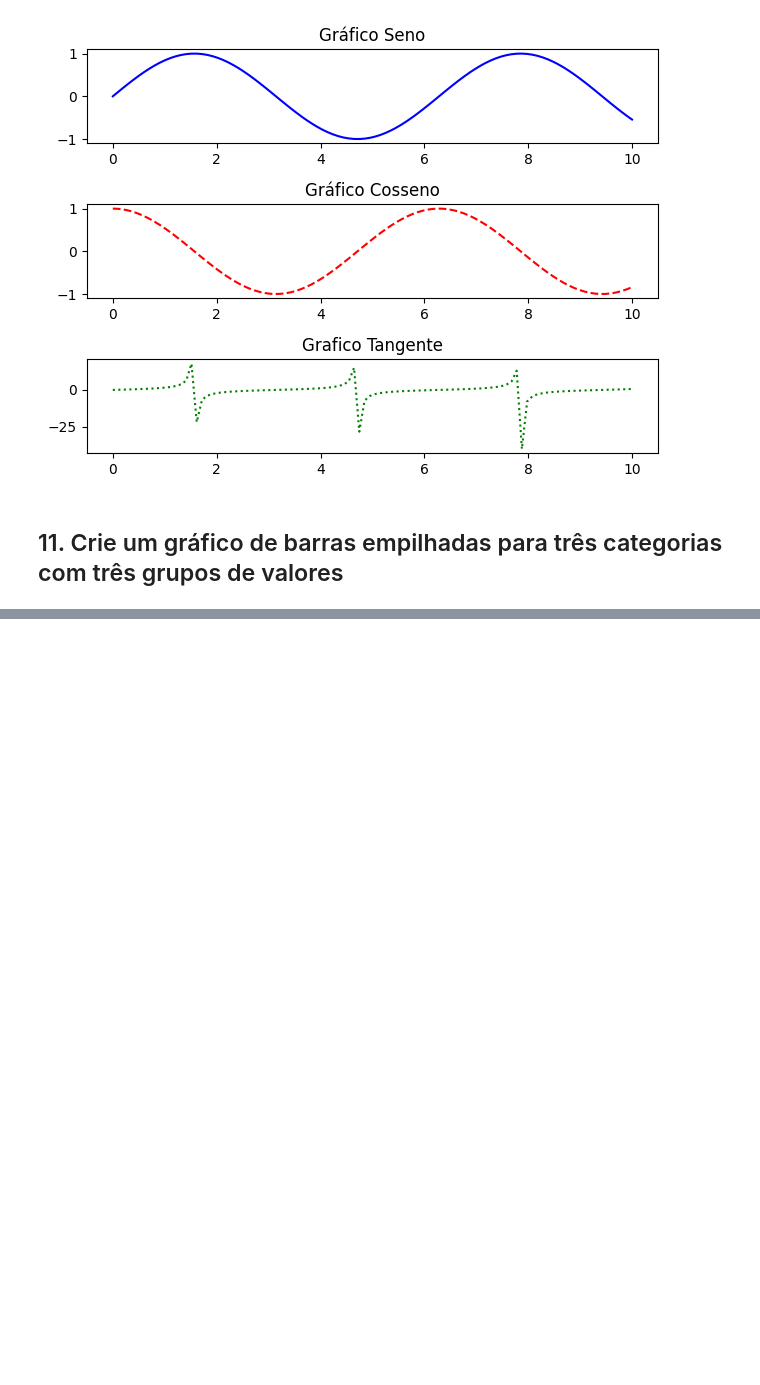
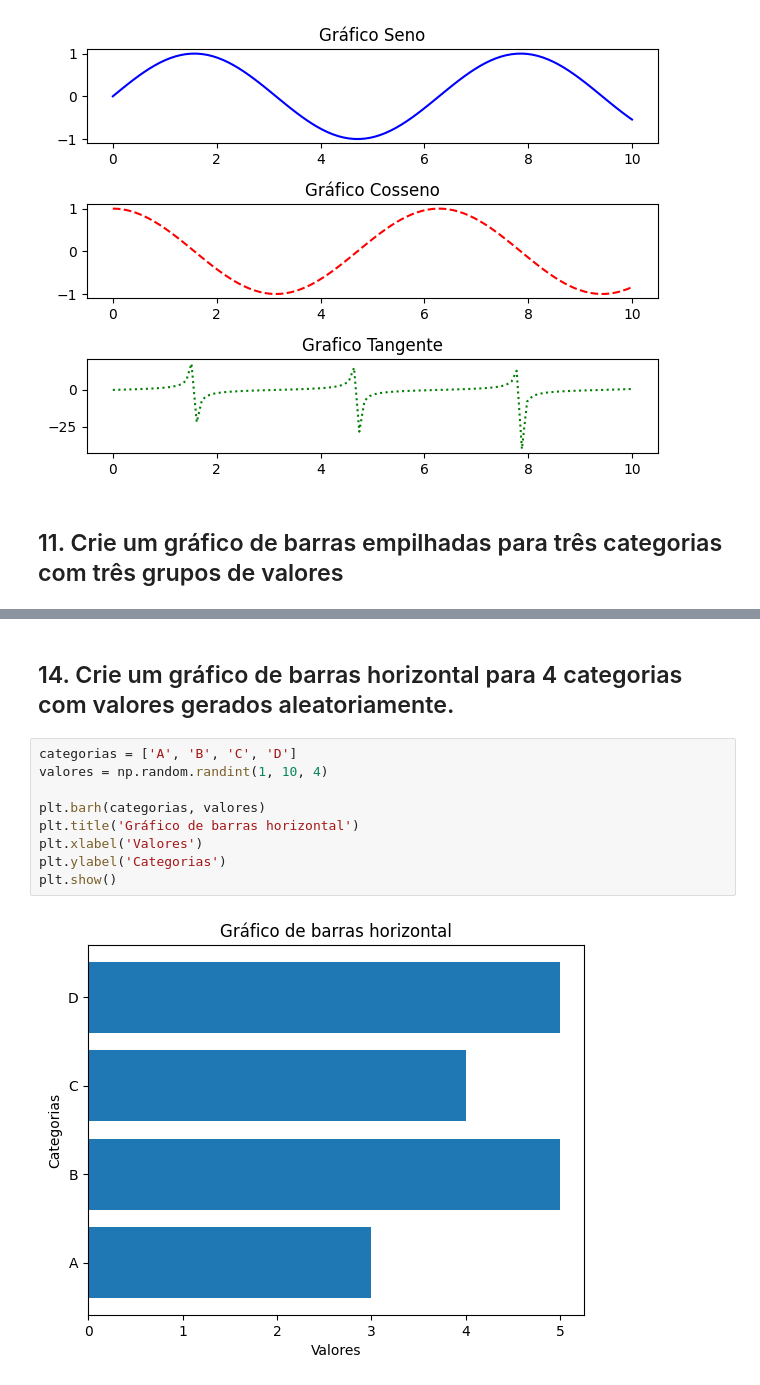
Before and after one commit to DaviFerreira0106/notebooks-inteligenciaArtificial, a Jupyter notebook: Exercicios_MatplotLib.ipynb, the cells around one changed output, grey strips where cells are left out. Drawn from its saved outputs; the diff is of its cells as text; blank space fills up the shorter version.

```diff
--- a/Exercicios_MatplotLib.ipynb
+++ b/Exercicios_MatplotLib.ipynb
@@ -165,0 +219,13 @@ categorias = ['A', 'B', 'C']
+# %% [markdown]
+## 14. Crie um gráfico de barras horizontal para 4 categorias com valores gerados aleatoriamente.
+# %%
+categorias = ['A', 'B', 'C', 'D']
+valores = np.random.randint(1, 10, 4)
+
+plt.barh(categorias, valores)
+plt.title('Gráfico de barras horizontal')
+plt.xlabel('Valores')
+plt.ylabel('Categorias')
+plt.show()
+# %% [output]
+[figure, added]
```
Also changed, not shown: parts of 18 cells of this notebook.
